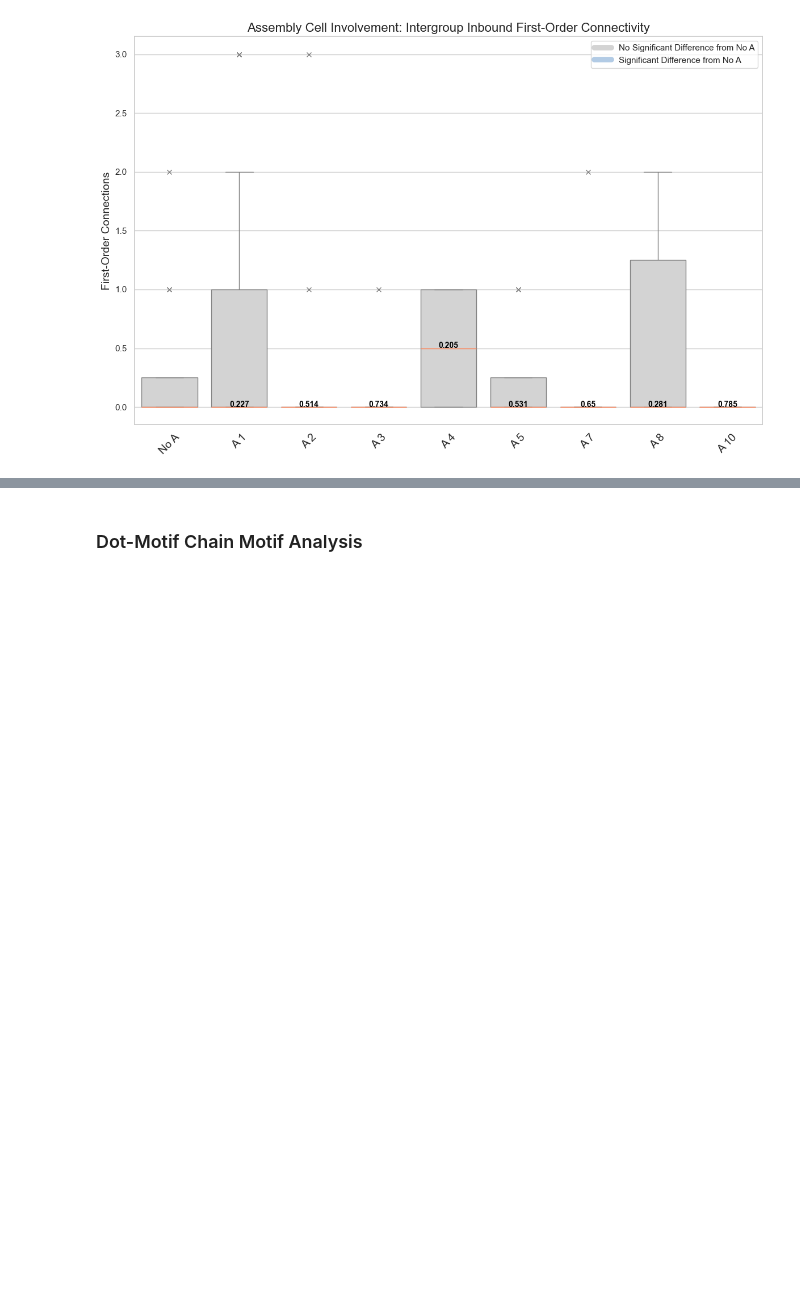
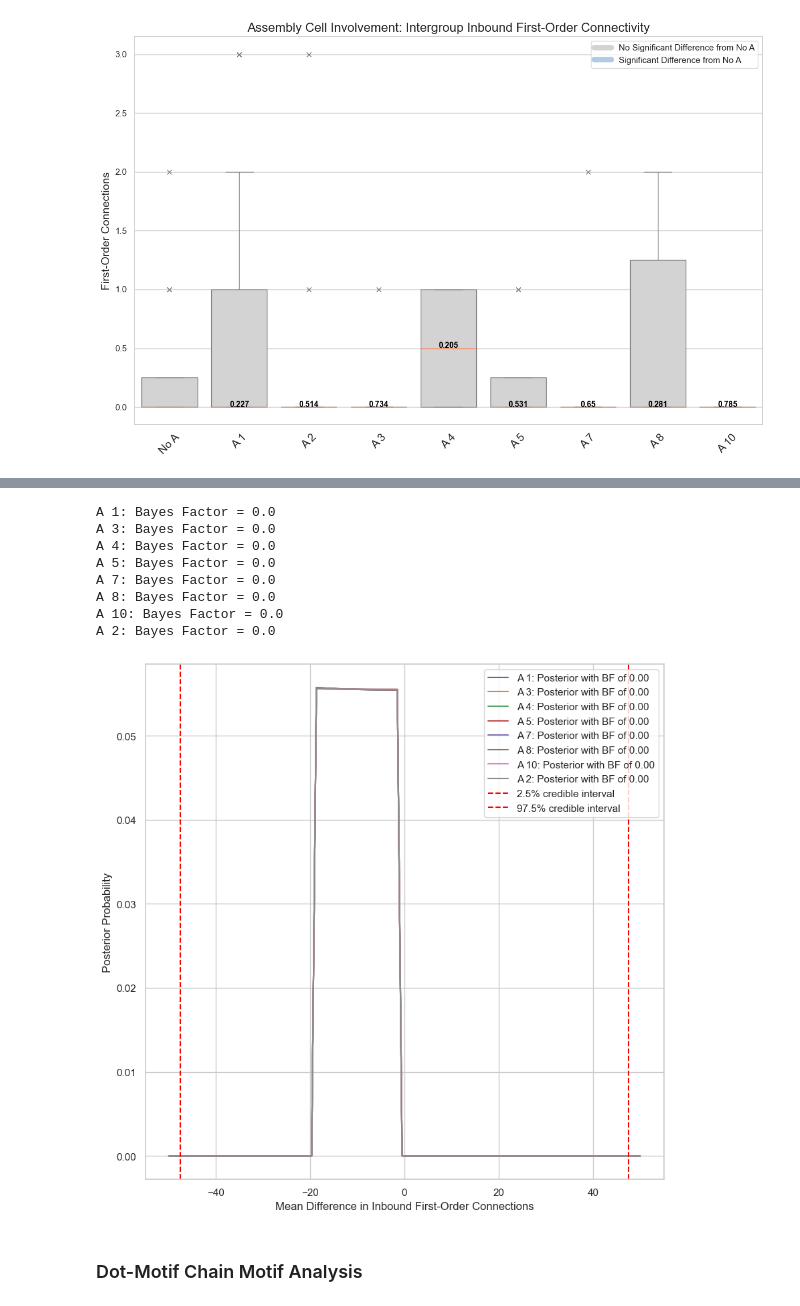
Before and after one commit to Jawagnercarena/Assembly_Organization, a Jupyter notebook: AssemblyPaperFigures/FigureCode/Figure5/Figure5.ipynb, the cells around one changed output, grey strips where cells are left out. Drawn from its saved outputs; the diff is of its cells as text; code cells hidden in the pictures; blank space fills up the shorter version.

```diff
--- a/AssemblyPaperFigures/FigureCode/Figure5/Figure5.ipynb
+++ b/AssemblyPaperFigures/FigureCode/Figure5/Figure5.ipynb
@@ -524,3 +677,15 @@ No Empirical Testing Performed. Assembly A 15 has less than 5 coregistered cells
+# %%
+bayesian_hypothesis_individual_testing(inbound_first_order_connections, "Inbound")
+# %% [output]
+A 1: Bayes Factor = 0.0
+A 3: Bayes Factor = 0.0
+A 4: Bayes Factor = 0.0
+A 5: Bayes Factor = 0.0
+A 7: Bayes Factor = 0.0
+A 8: Bayes Factor = 0.0
+A 10: Bayes Factor = 0.0
+A 2: Bayes Factor = 0.0
+[figure, added]
 # %% [markdown]
 ### Dot-Motif Chain Motif Analysis
 # %%
```
Also changed, not shown: parts of 6 cells of this notebook, 4 other files.
